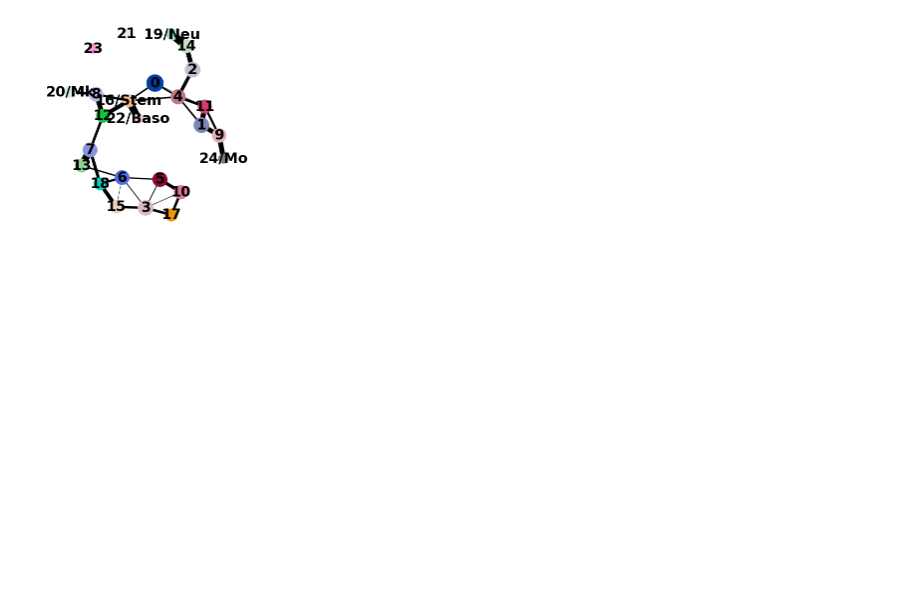
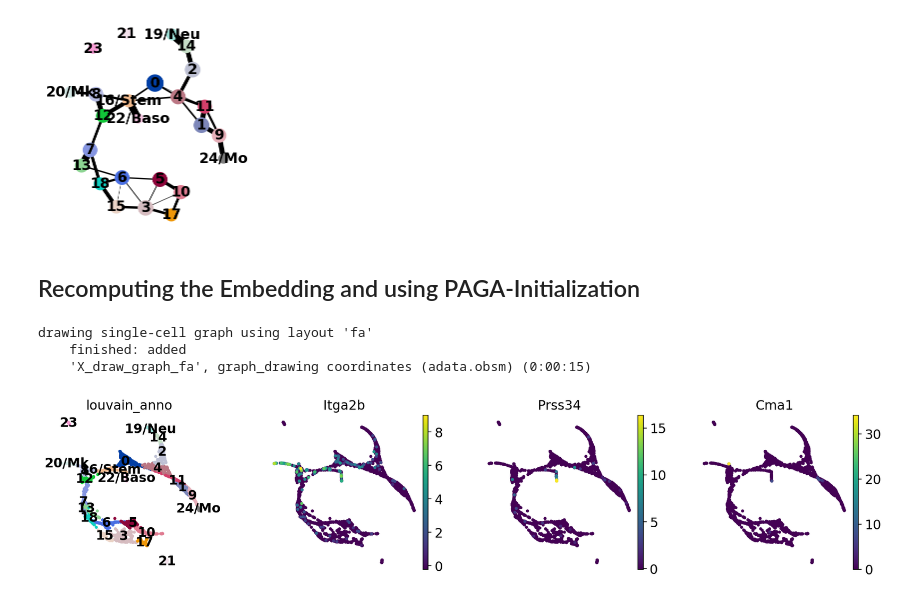
Before and after one commit to nicholas-carey/scanpy_practice, a Jupyter notebook: Trajectory/trajectory_tutorial.ipynb, the cells around one changed output. Cells and saved outputs as stored; diff of their text form; code cells hidden in the pictures; blank space fills up the shorter version.

Commit message:
recolored, and recomputed embedding

```diff
--- a/Trajectory/trajectory_tutorial.ipynb
+++ b/Trajectory/trajectory_tutorial.ipynb
@@ -173,3 +175,15 @@ sc.pl.paga(adata, threshold=0.03, show=False)
 --> added 'pos', the PAGA positions (adata.uns['paga'])
 <matplotlib.axes._axes.Axes at 0x...>
 [figure]
+# %% [markdown]
+## Recomputing the Embedding and using PAGA-Initialization
+# %%
+sc.tl.draw_graph(adata, init_pos='paga')
+# %% [output]
+drawing single-cell graph using layout 'fa'
+    finished: added
+    'X_draw_graph_fa', graph_drawing coordinates (adata.obsm) (0:00:15)
+# %%
+sc.pl.draw_graph(adata, color=['louvain_anno', 'Itga2b', 'Prss34', 'Cma1'], legend_loc='on data')
+# %% [output]
+[figure, added]
```
Also changed, not shown: parts of 7 cells of this notebook, 1 other file.
